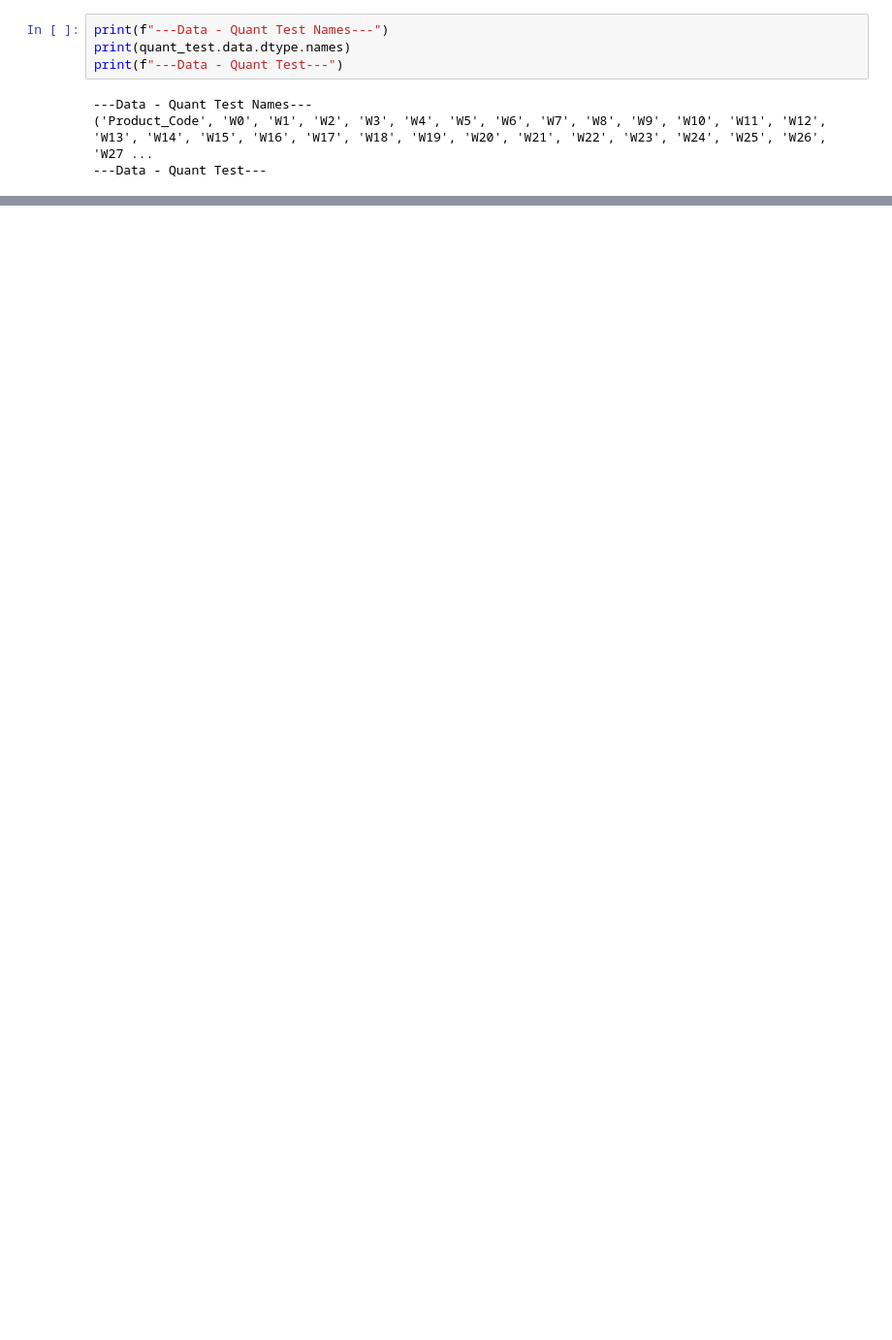
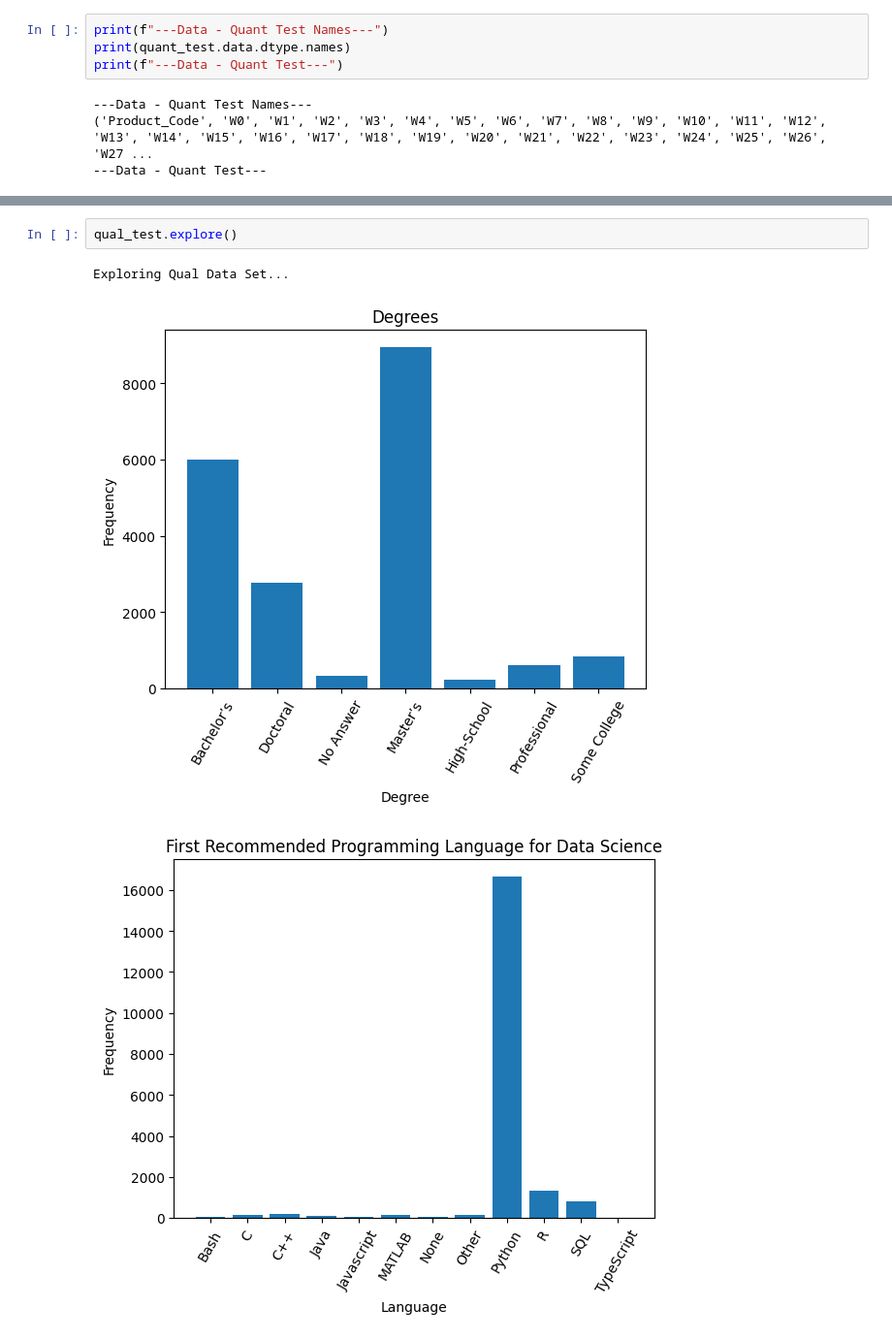
Before and after one commit to lecarpen23/5500_project_deliverable, a Jupyter notebook: project_deliverable_2.ipynb, the cells around one changed output, grey strips where cells are left out. Shown at 97% size. Saved outputs shown, nothing was run; the diff lists cells and outputs as text; blank space fills up the shorter version.

```diff
--- a/project_deliverable_2.ipynb
+++ b/project_deliverable_2.ipynb
@@ -803,0 +920,6 @@ Exploring Quant Data Set...
+# %%
+qual_test.explore()
+# %% [output]
+Exploring Qual Data Set...
+[figure, added]
+[figure, added]
```
Also changed, not shown: parts of 9 cells of this notebook.
